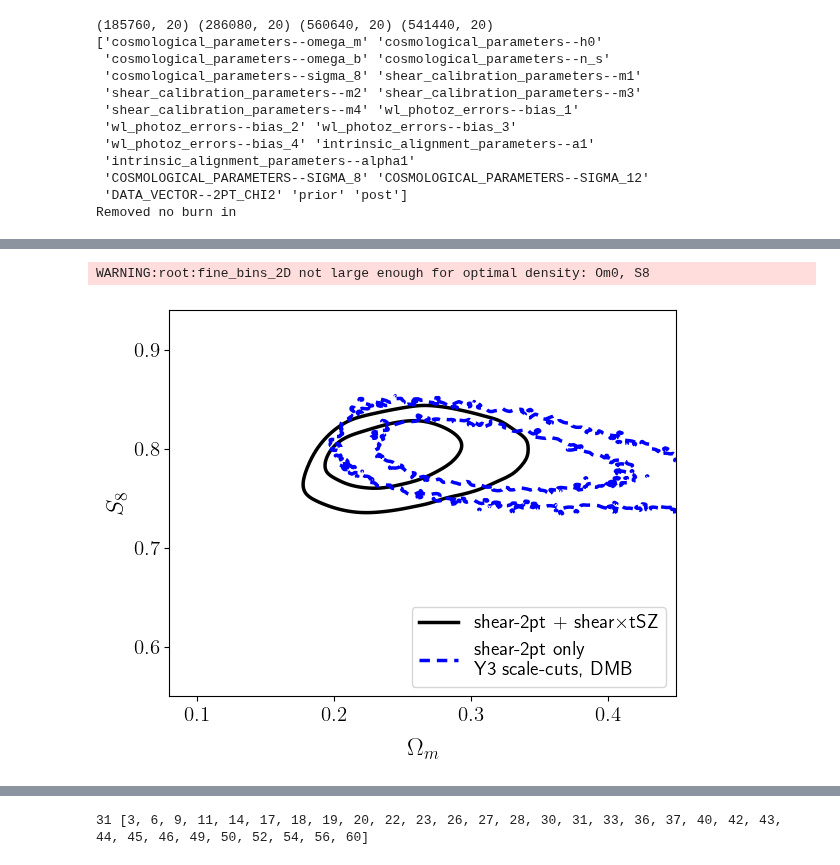
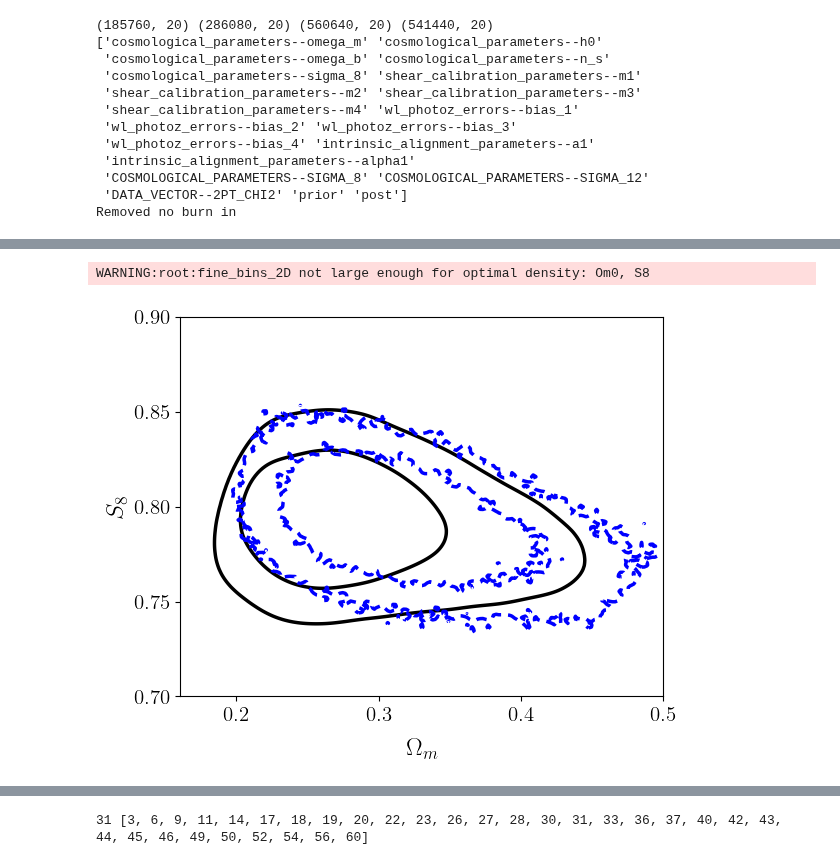
Before and after one commit to shivampcosmo/GODMAX, a Jupyter notebook: notebooks/ACTxDES/contours_plot.ipynb, the cells around one changed output, grey strips where cells are left out. Cells and saved outputs as stored; diff of their text form; code cells hidden in the pictures.

```diff
--- a/notebooks/ACTxDES/contours_plot.ipynb
+++ b/notebooks/ACTxDES/contours_plot.ipynb
@@ -121,5 +125,5 @@ Removed no burn in
 Removed no burn in
 # %%
-samps_xipm_y3sc_hf = get_MCsamps(ldir + 'mcmc_v9_probe_xip_xim_modelmatter_halofit_deproj_cib_1p7_dBeta_samples_4000_warmup_3000_num_chains_64_treedepth_4_gtysc_True_Y3xipmsc_True.pkl')
-samps_xipm_y3sc_dmb = get_MCsamps(ldir + 'mcmc_v9_probe_xip_xim_modelmatter_DMB_deproj_cib_1p7_dBeta_samples_4000_warmup_3000_num_chains_64_treedepth_4_gtysc_True_Y3xipmsc_True.pkl')
+samps_xipm_y3sc_hf = get_MCsamps(ldir + 'mcmc_v9fixbaryon_probe_xip_xim_modelmatter_halofit_deproj_cib_1p7_dBeta_samples_4500_warmup_3500_num_chains_64_treedepth_4_gtysc_True_Y3xipmsc_True.pkl')
+samps_xipm_y3sc_dmb = get_MCsamps(ldir + 'mcmc_v9_probe_xip_xim_modelmatter_DMB_deproj_cib_1p7_dBeta_samples_4500_warmup_3500_num_chains_64_treedepth_4_gtysc_True_Y3xipmsc_True.pkl')
 # %% [output]
@@ -363,29 +371,36 @@ Removed no burn in
 # %%
 g = plots.getSinglePlotter(width_inch=6, ratio=0.8)
 # g.settings.auto_ticks = True
 g.settings.axes_fontsize   = 15
 g.settings.lab_fontsize    = 18
 g.settings.legend_fontsize = 18
 g.settings.axis_marker_lw = 1.5
 g.settings.num_plot_contours = 2
 
 line_args = [{'lw':2.5,'color':'black'},{'lw':2.5,'color':'blue'},{'lw':0.1,'color':'red'},{'lw':0.1,'color':'orange'},{'lw':0.1,'color':'green'}]
 
 contour_args = {'filled': True, 'alpha': 0.7}
 
 g.plot_2d([samps_xipm_y3sc_hf, samples_y3kp_nla], 'Om0', 'S8', line_args=line_args,
             contour_lws=[1.5], filled = [False, False,True, True, True], contour_colors = ['black','blue','red','orange','green'],
             ls=['-','--','','',''] ,
-            lims=[0.08, 0.45, 0.55, 0.94])
+            lims=[0.16, 0.5, 0.7, 0.9])
+
+# g.plot_2d([samps_xipm_y3sc_dmb, samps_xipm, samples_y3kp_nla], 'Om0', 'S8', line_args=line_args,
+#             contour_lws=[1.5], filled = [False, False,True, True, True], contour_colors = ['black','blue','red','orange','green'],
+#             ls=['-','--','','',''] ,
+#             lims=[0.16, 0.5, 0.7, 0.9])
+
+
 
 # g.add_legend([r'shear + shear$\times$tSZ',r'shear$\times$tSZ-only', r'shear-only',  r'Y3KP, shear-only'], legend_loc='upper right', fontsize=14)
 # g.add_legend([r'shear-2pt + shear$\times$tSZ',r'shear-2pt TATT+SR' + '\n' + 'DES scale cuts',r'shear-2pt NLA' + '\n' + 'DES scale cuts',  r'Planck-2018'], legend_loc='upper right', fontsize=14)
-g.add_legend([r'shear-2pt + shear$\times$tSZ',r'shear-2pt only' + '\n' + 'Y3 scale-cuts, DMB',r'shear-2pt only' + '\n' + 'Y3 scale-cuts, Halofit',  r'Planck-2018'], legend_loc='lower right', fontsize=14)
+# g.add_legend([r'shear-2pt + shear$\times$tSZ',r'shear-2pt only' + '\n' + 'Y3 scale-cuts, DMB',r'shear-2pt only' + '\n' + 'Y3 scale-cuts, Halofit',  r'Planck-2018'], legend_loc='lower right', fontsize=14)
 # g.export(save_plot_dir  + 'contour_Om0_S8_wPlanck.pdf')
 import matplotlib
 %matplotlib inline
 pl.show()
 # %% [output]
 WARNING:root:fine_bins_2D not large enough for optimal density: Om0, S8
-[figure, old version]
+[figure, new version]
 # %%
```
Also changed, not shown: parts of 6 cells of this notebook, 5 other files.
